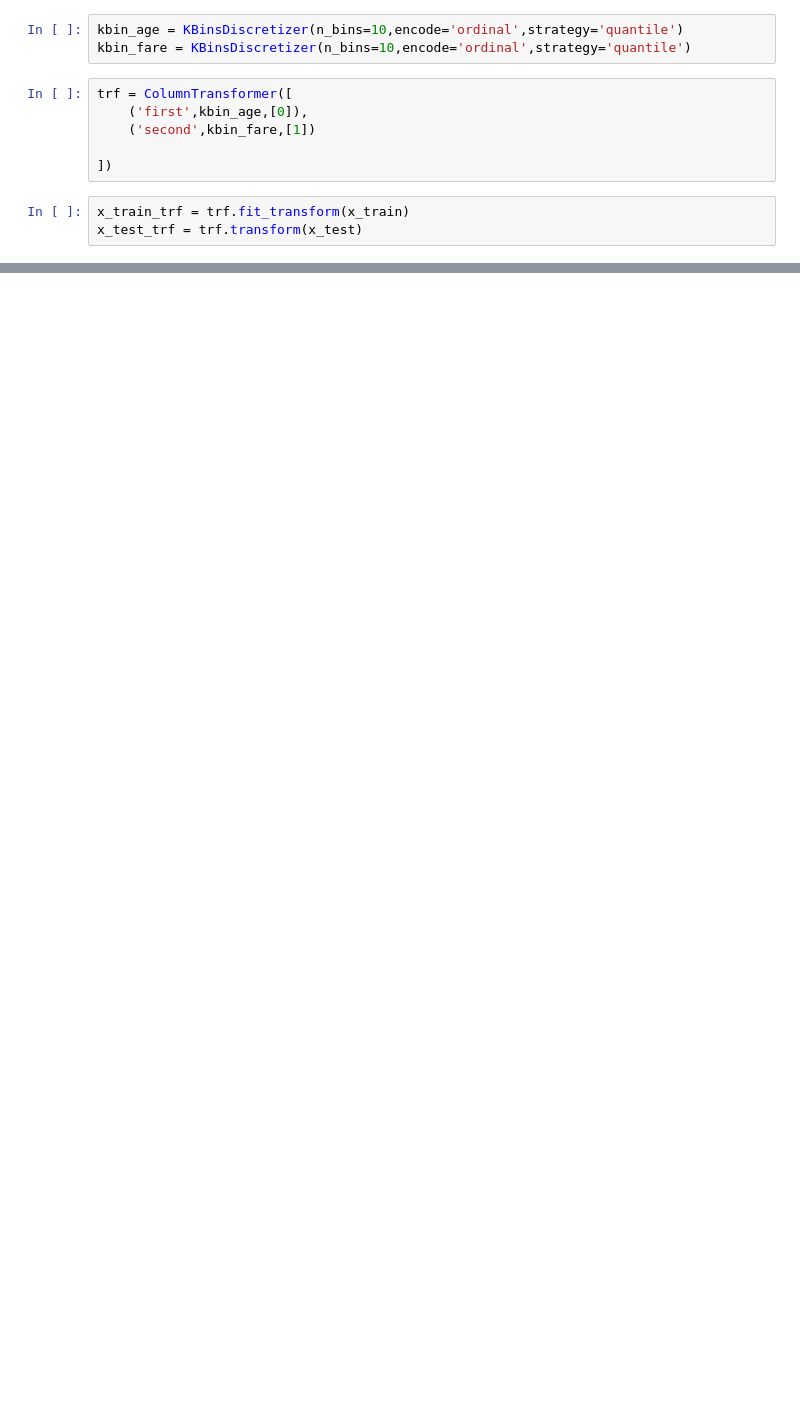
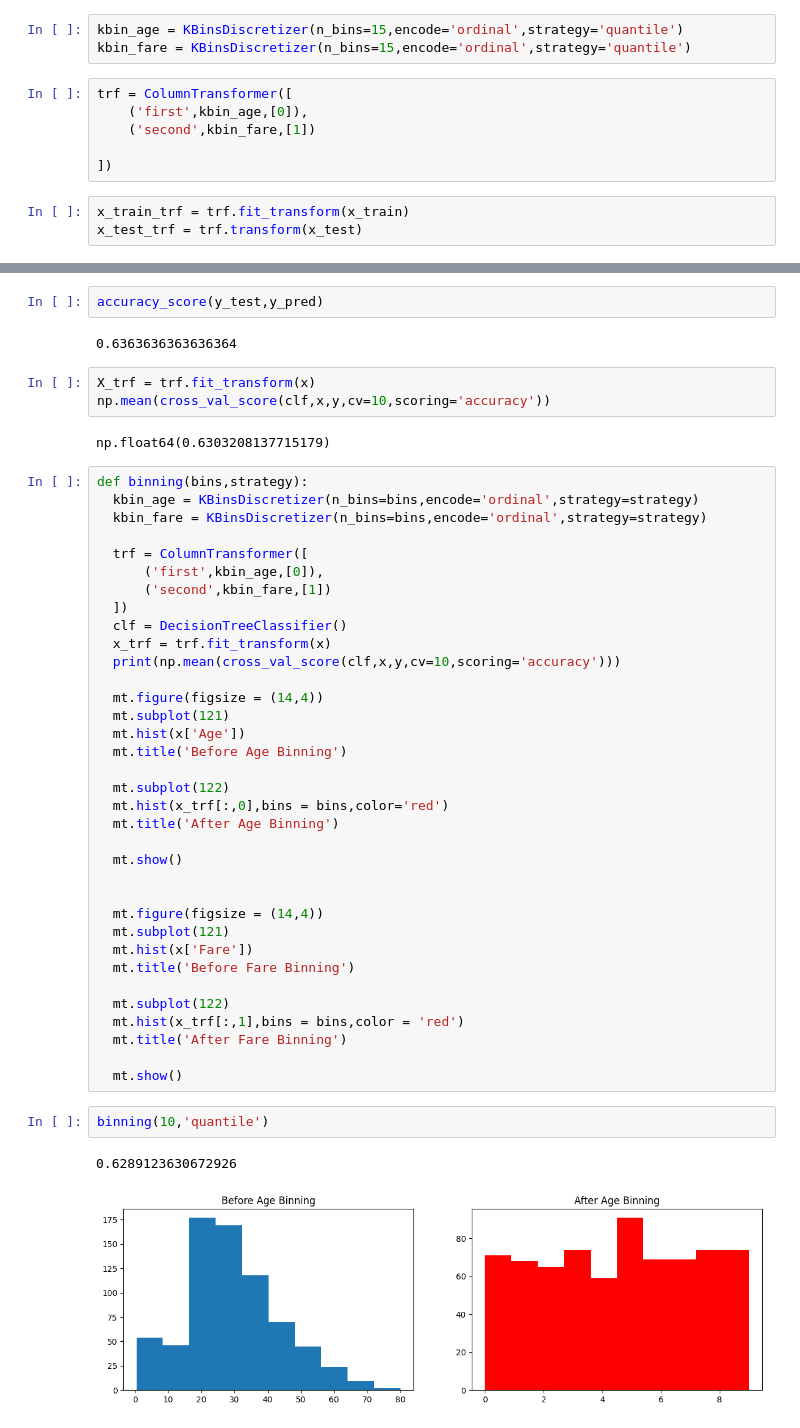
Before and after one commit to sujal-chauhan2006/feature-engineering-practice, a Jupyter notebook: binning_practice.ipynb, the cells around one changed output, grey strips where cells are left out. Drawn from its saved outputs; the diff is of its cells as text; blank space fills up the shorter version.

Commit message:
Updated Binning Notebook
Give some New Exmaple of Binning in Feature Engnieering

```diff
--- a/binning_practice.ipynb
+++ b/binning_practice.ipynb
@@ -62,6 +62,6 @@ np.float64(0.634546165884194)
 # %%
-kbin_age = KBinsDiscretizer(n_bins=10,encode='ordinal',strategy='quantile')
-kbin_fare = KBinsDiscretizer(n_bins=10,encode='ordinal',strategy='quantile')
+kbin_age = KBinsDiscretizer(n_bins=15,encode='ordinal',strategy='quantile')
+kbin_fare = KBinsDiscretizer(n_bins=15,encode='ordinal',strategy='quantile')
 # %%
 trf = ColumnTransformer([
     ('first',kbin_age,[0]),
@@ -77,0 +110,49 @@ trf.named_transformers_['first'].bin_edges_
+# %%
+accuracy_score(y_test,y_pred)
+# %% [output]
+0.6363636363636364
+# %%
+X_trf = trf.fit_transform(x)
+np.mean(cross_val_score(clf,x,y,cv=10,scoring='accuracy'))
+# %% [output]
+np.float64(0.6303208137715179)
+# %%
+def binning(bins,strategy):
+  kbin_age = KBinsDiscretizer(n_bins=bins,encode='ordinal',strategy=strategy)
+  kbin_fare = KBinsDiscretizer(n_bins=bins,encode='ordinal',strategy=strategy)
+
+  trf = ColumnTransformer([
+      ('first',kbin_age,[0]),
+      ('second',kbin_fare,[1])
+  ])
+  clf = DecisionTreeClassifier()
+  x_trf = trf.fit_transform(x)
+  print(np.mean(cross_val_score(clf,x,y,cv=10,scoring='accuracy')))
+
+  mt.figure(figsize = (14,4))
+  mt.subplot(121)
+  mt.hist(x['Age'])
+  mt.title('Before Age Binning')
+
+  mt.subplot(122)
+  mt.hist(x_trf[:,0],bins = bins,color='red')
+  mt.title('After Age Binning')
+
+  mt.show()
+
+
+  mt.figure(figsize = (14,4))
+  mt.subplot(121)
+  mt.hist(x['Fare'])
+  mt.title('Before Fare Binning')
+
+  mt.subplot(122)
+  mt.hist(x_trf[:,1],bins = bins,color = 'red')
+  mt.title('After Fare Binning')
+
+  mt.show()
+# %%
+binning(10,'quantile')
+# %% [output]
+0.6289123630672926
+[figure, added]
```
Also changed, not shown: parts of 9 cells of this notebook.
